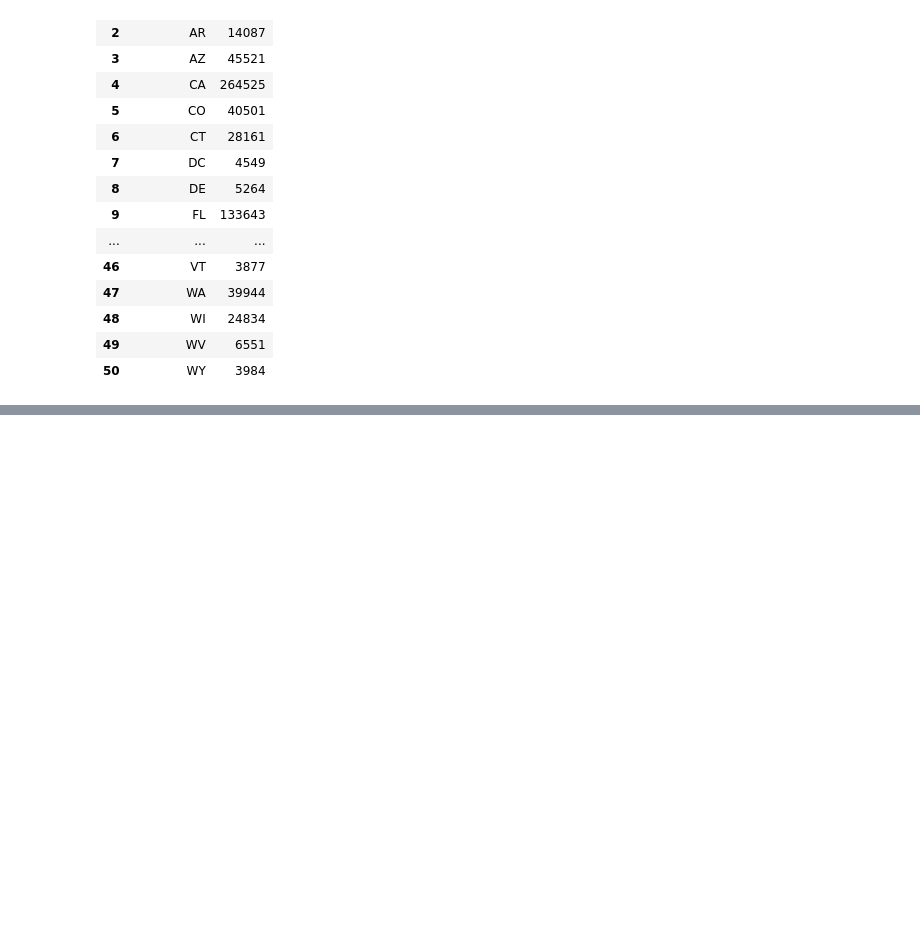
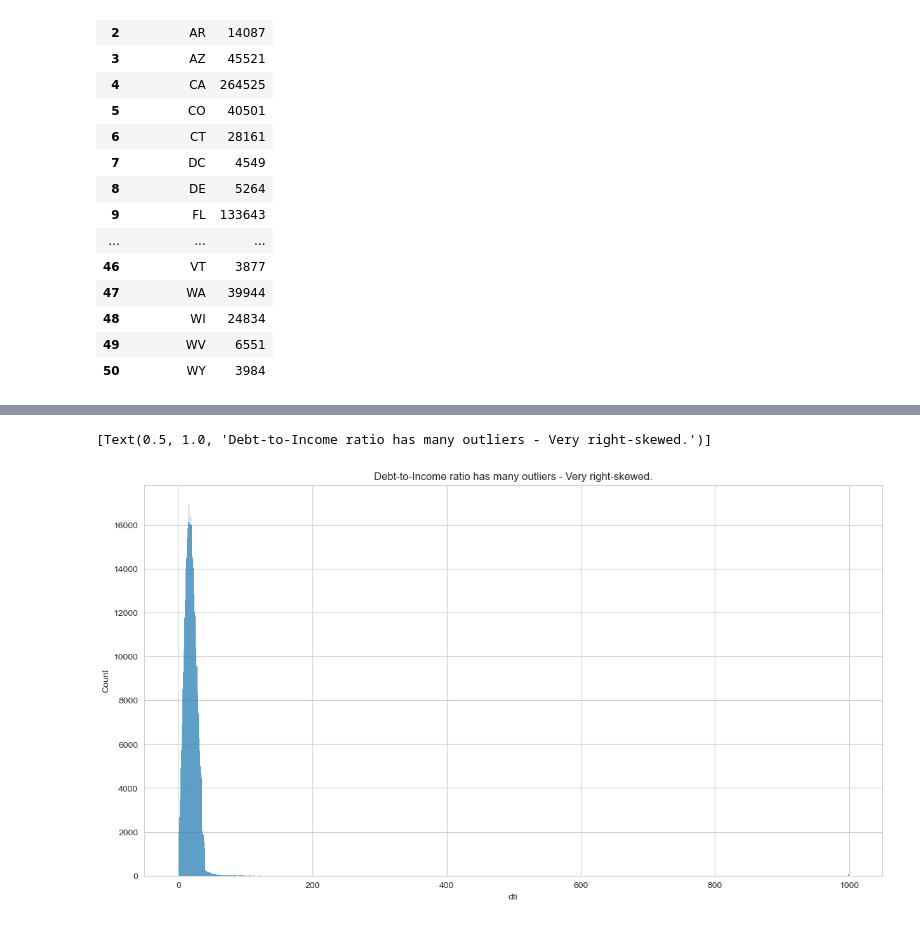
Before and after one commit to shyamghan17/MachineLearning, a Jupyter notebook: BigData/Assignment/LoanPred.ipynb, the cells around one changed output, grey strips where cells are left out. Drawn from its saved outputs; the diff is of its cells as text; code cells hidden in the pictures; blank space fills up the shorter version.

```diff
--- a/BigData/Assignment/LoanPred.ipynb
+++ b/BigData/Assignment/LoanPred.ipynb
@@ -98,3 +98,5 @@ fig.update_layout(
 fig.show()
 # %% [output]
 [interactive output not drawn]
+# %%
+dti_non_null = LoanStatData[~LoanStatData['dti'].isnull()]
@@ -100,0 +119,7 @@ fig.show()
+# %%
+plt.figure(figsize=(15, 8))
+ax = sns.histplot(x="dti", data=dti_non_null)
+ax.set(title="Debt-to-Income ratio has many outliers - Very right-skewed.")
+# %% [output]
+[Text(0.5, 1.0, 'Debt-to-Income ratio has many outliers - Very right-skewed.')]
+[figure, added]
```
Also changed, not shown: parts of 2 cells of this notebook.
